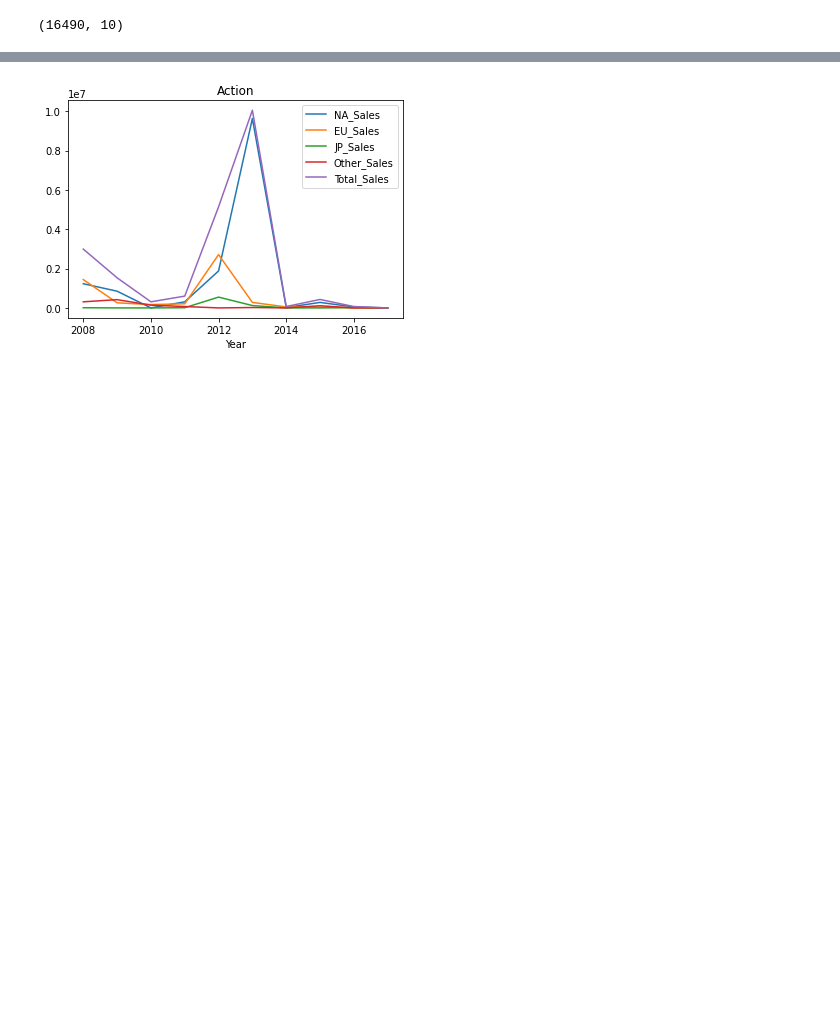
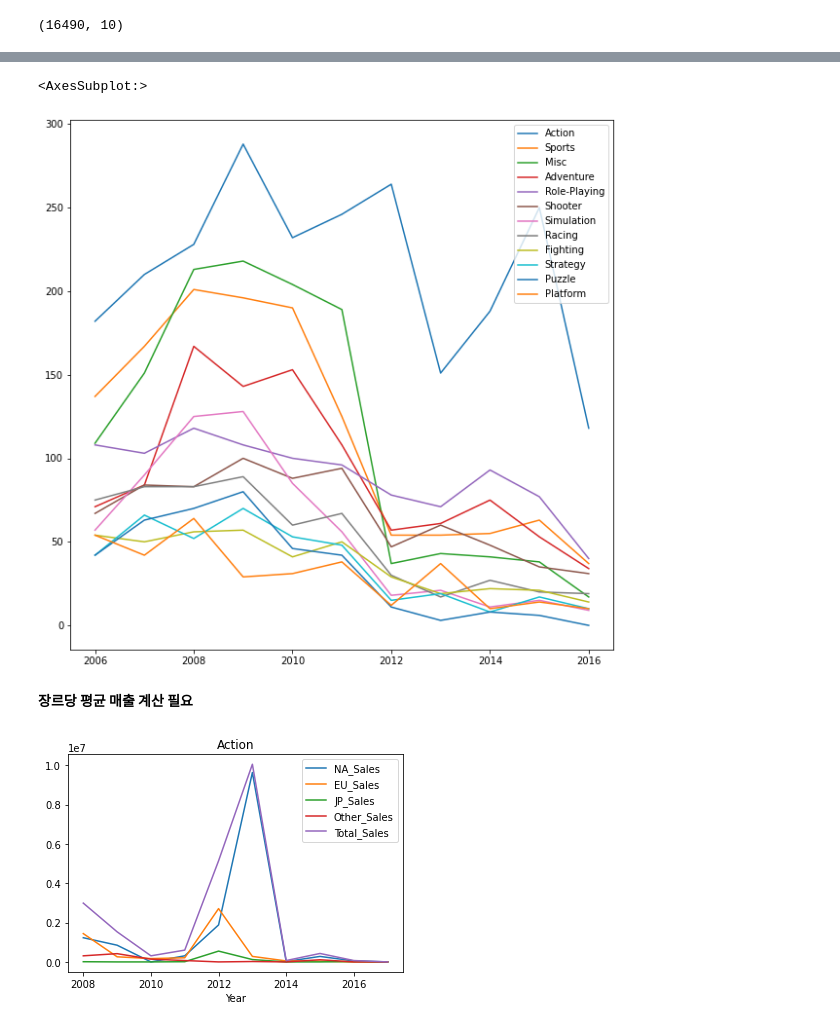
Before and after one commit to HyoungsungKim/Studying-Data-science, a Jupyter notebook: Toy-project/statistical_analysis_basic.ipynb, the cells around one changed output, grey strips where cells are left out. Cells and saved outputs as stored; diff of their text form; code cells hidden in the pictures; blank space fills up the shorter version.

Commit message:
Finish data cleansing

```diff
--- a/Toy-project/statistical_analysis_basic.ipynb
+++ b/Toy-project/statistical_analysis_basic.ipynb
@@ -425,0 +353,3 @@ genre_list
+# %%
+year_list = sorted(list(df["Year"].value_counts().index))
+year_list
@@ -425,0 +368,3 @@ genre_list
+# %%
+genre_over_year = pd.DataFrame(index=genre_list)
+genre_over_year
@@ -425,0 +419,3 @@ genre_list
+# %%
+ for year in year_list:
+    genre_over_year[str(int(year))] = df.loc[df["Year"] == year].groupby("Genre")["Name"].count()
@@ -425,0 +438,3 @@ genre_list
+# %%
+genre_over_year.fillna(0, inplace=True)
+genre_over_year
@@ -426,3 +455,10 @@ genre_list
+# %%
+genre_over_year.T.plot(figsize=(10,10))
+# %% [output]
+<AxesSubplot:>
+[figure, added]
+# %% [markdown]
+**장르당 평균 매출 계산 필요**
 # %%
 for genre in genre_list:
     sales_of_genre = df.loc[df["Genre"]== genre].groupby("Year").sum()
```
Also changed, not shown: parts of 31 cells of this notebook.
